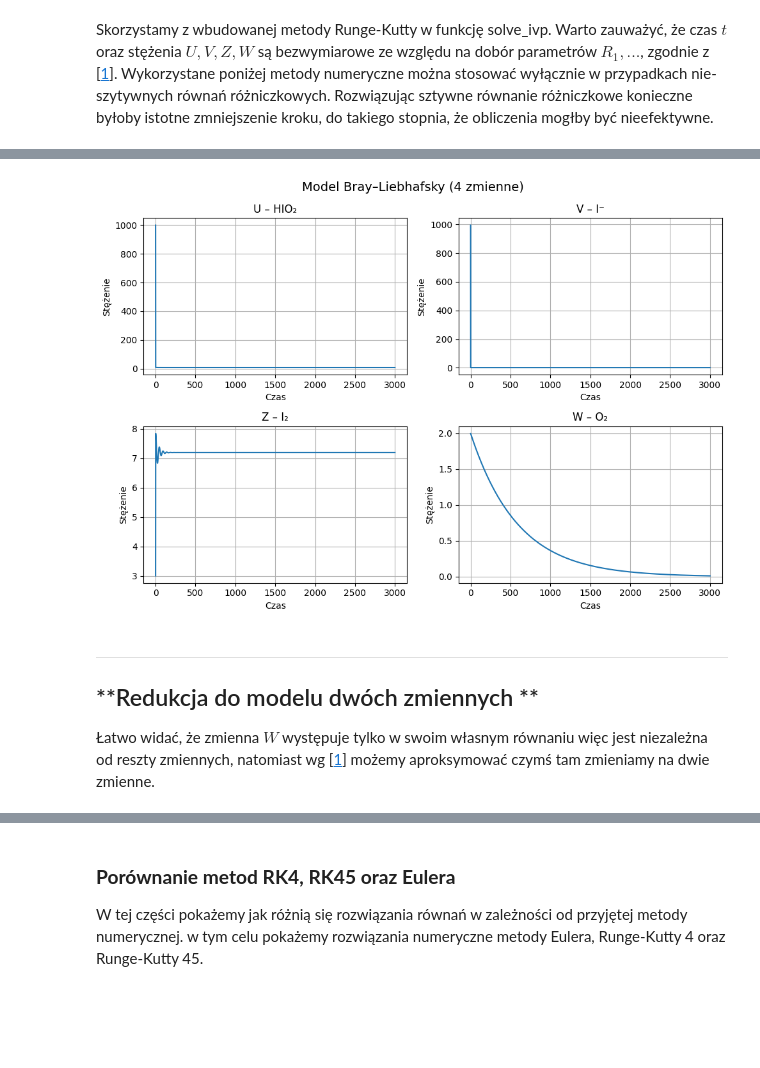
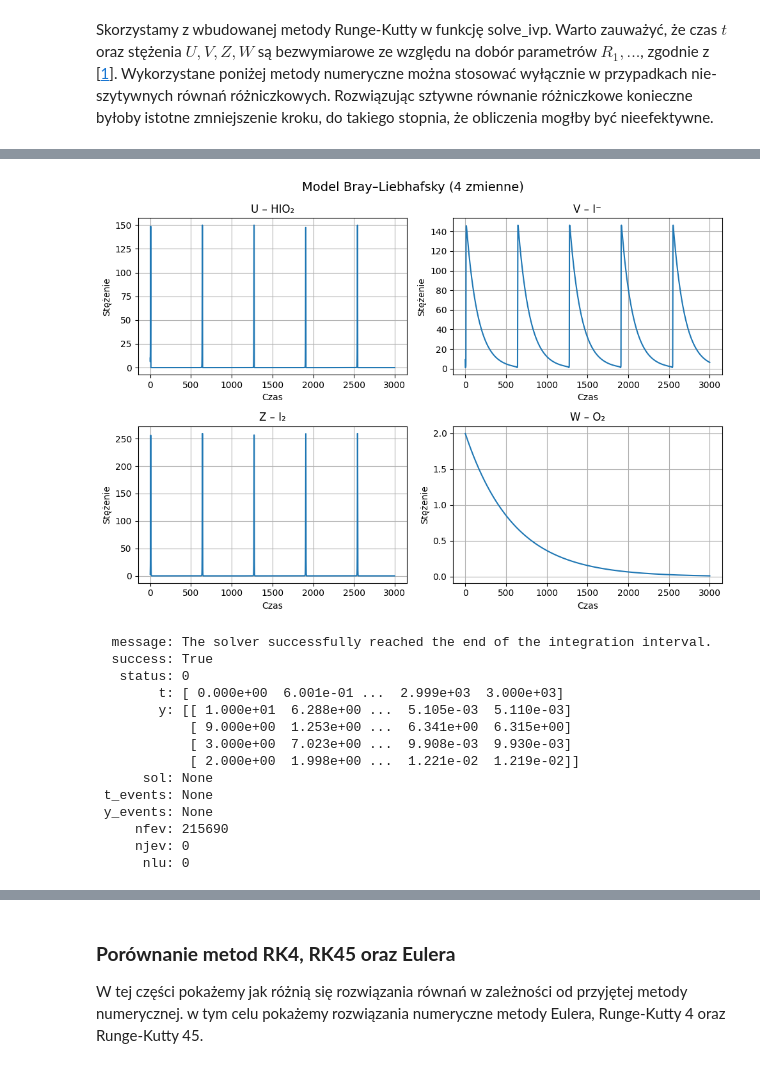
Before and after one commit to Karol-Garbaczewski/Kinetyka-Chemiczna---reakcja-Braya-Liebhafski-ego, a Jupyter notebook: main.ipynb, the cells around one changed output, grey strips where cells are left out. Cells and saved outputs as stored; diff of their text form; code cells hidden in the pictures; blank space fills up the shorter version.

```diff
--- a/main.ipynb
+++ b/main.ipynb
@@ -201,7 +201,7 @@ import matplotlib.pyplot as plt
 from scipy.integrate import solve_ivp
 
 
-# NIE WIEM CZY PARAMETRY R SĄ ODPOWANIE
+
 def bray_liebhafsky_model(t, y, R1, R2, R3, R4, R5, R6, R7):
     """Model różniczkowy reakcji Braya-Liebhafsky'ego
     :param t: czas ustawiany przez solver
@@ -240,7 +240,10 @@ def bl_model(
         t_max=3000,
         n_points=5000,
         method='RK45',
-        plot=True
+        plot=True,
+        rtol = 1e-9,
+        atol = 1e-12,
+
 ):
     """
     Symulacja modelu Bray–Liebhafsky'ego (4 zmienne)
@@ -263,15 +266,16 @@ def bl_model(
 
     y0 = [U0, V0, Z0, W0]
     t_span = (0, t_max)
-    t_eval = np.linspace(0, t_max, n_points)
 
     sol = solve_ivp(
         bray_liebhafsky_model,
         t_span,
         y0,
         args=(R1, R2, R3, R4, R5, R6, R7),
-        t_eval=t_eval,
-        method=method
+        method=method,
+        rtol = rtol,
+        atol = atol,
+
     )
 
     if plot:
@@ -299,17 +303,3 @@ def bl_model(
         plt.show()
 
     return sol
-
-U0 = 1000
-V0 = 995
-Z0 = 3
-W0 = 2
-
-R1 = 0.0035
-R2 = 1.0
-R3 = 1.01
-R4 = 0.0028
-R5 = 1.0
-R6 = 0.0017
-R7 = 0.02
-bl_model(U0, V0, Z0, W0, R1, R2, R3, R4, R5, R6, R7)
@@ -331,0 +306,14 @@ bl_model(U0, V0, Z0, W0, R1, R2, R3, R4, R5, R6, R7)
+# %%
+U0 = 10 #00
+V0 = 9 #95
+Z0 = 3
+W0 = 2
+
+R1 = 0.0035
+R2 = 1.0
+R3 = 1.01
+R4 = 0.0028
+R5 = 1.0
+R6 = 0.0017
+R7 = 0.02
+bl_model(U0, V0, Z0, W0, R1, R2, R3, R4, R5, R6, R7)
@@ -332,8 +336,18 @@ bl_model(U0, V0, Z0, W0, R1, R2, R3, R4, R5, R6, R7)
 # %%
-bl_model(U0, V0, Z0, W0, R1, R2, 1, R4, R5, R6, R7)
+bl_model(U0, V0, Z0, W0, R1, R2, 1.99, R4, R5, R6, R7)
 # %% [output]
-[figure, old version]
+[figure, new version]
+  message: The solver successfully reached the end of the integration interval.
+  success: True
+   status: 0
+        t: [ 0.000e+00  6.001e-01 ...  2.999e+03  3.000e+03]
+        y: [[ 1.000e+01  6.288e+00 ...  5.105e-03  5.110e-03]
+            [ 9.000e+00  1.253e+00 ...  6.341e+00  6.315e+00]
+            [ 3.000e+00  7.023e+00 ...  9.908e-03  9.930e-03]
+            [ 2.000e+00  1.998e+00 ...  1.221e-02  1.219e-02]]
+      sol: None
+ t_events: None
+ y_events: None
+     nfev: 215690
+     njev: 0
+      nlu: 0
-# %% [markdown]
-***
-## **Redukcja do modelu dwóch zmiennych **
-Łatwo widać, że zmienna $W$ występuje tylko w swoim własnym równaniu więc jest niezależna od reszty zmiennych, natomiast wg [[1](#ref1)] możemy aproksymować czymś tam zmieniamy na dwie zmienne.
```
Also changed, not shown: parts of 15 cells of this notebook.
